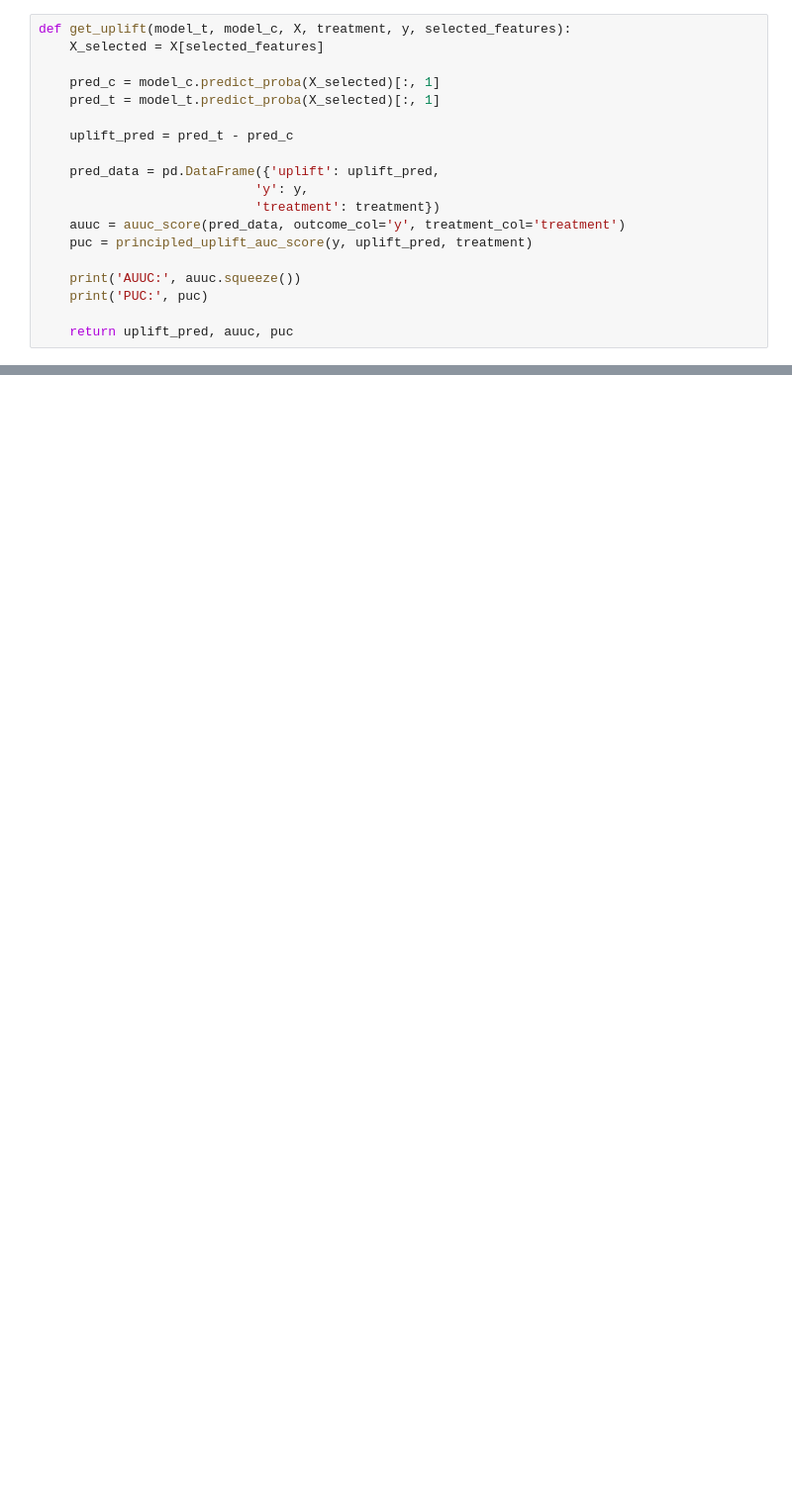
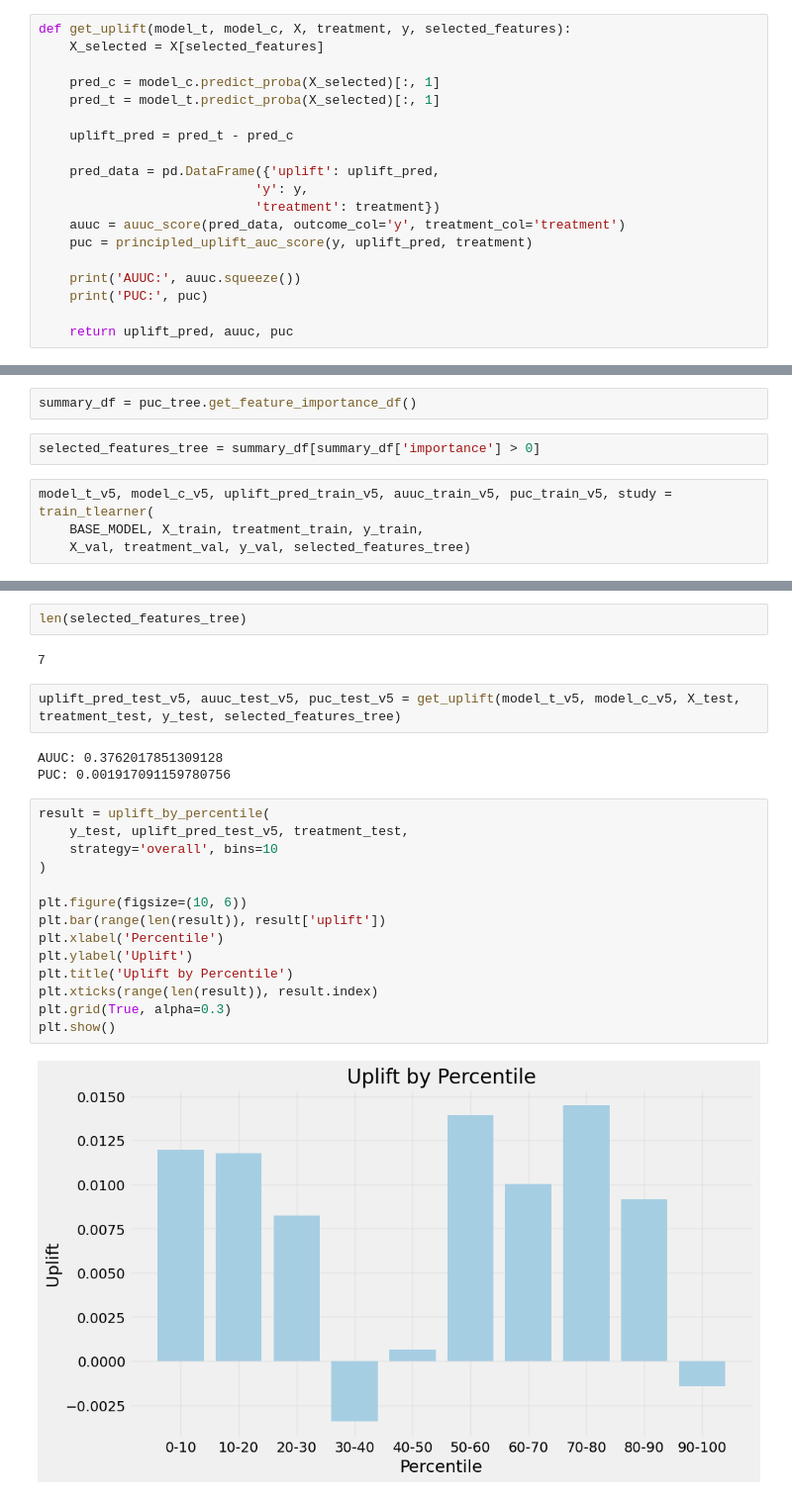
Before and after one commit to kseniakolpakov/uplift_fs, a Jupyter notebook: PUC_FS/PUC.ipynb, the cells around one changed output, grey strips where cells are left out. Shown at 99% size. Saved outputs shown, nothing was run; the diff lists cells and outputs as text; blank space fills up the shorter version.

```diff
--- a/PUC_FS/PUC.ipynb
+++ b/PUC_FS/PUC.ipynb
@@ -650,0 +1046,8 @@ plt.show()
+# %%
+summary_df = puc_tree.get_feature_importance_df()
+# %%
+selected_features_tree = summary_df[summary_df['importance'] > 0]
+# %%
+model_t_v5, model_c_v5, uplift_pred_train_v5, auuc_train_v5, puc_train_v5, study = train_tlearner(
+    BASE_MODEL, X_train, treatment_train, y_train,
+    X_val, treatment_val, y_val, selected_features_tree)
@@ -650,0 +1078,25 @@ plt.show()
+# %%
+len(selected_features_tree)
+# %% [output]
+7
+# %%
+uplift_pred_test_v5, auuc_test_v5, puc_test_v5 = get_uplift(model_t_v5, model_c_v5, X_test, treatment_test, y_test, selected_features_tree)
+# %% [output]
+AUUC: 0.3762017851309128
+PUC: 0.001917091159780756
+# %%
+result = uplift_by_percentile(
+    y_test, uplift_pred_test_v5, treatment_test,
+    strategy='overall', bins=10
+)
+
+plt.figure(figsize=(10, 6))
+plt.bar(range(len(result)), result['uplift'])
+plt.xlabel('Percentile')
+plt.ylabel('Uplift')
+plt.title('Uplift by Percentile')
+plt.xticks(range(len(result)), result.index)
+plt.grid(True, alpha=0.3)
+plt.show()
+# %% [output]
+[figure, added]
```
Also changed, not shown: parts of 75 cells of this notebook, 1 other file.
